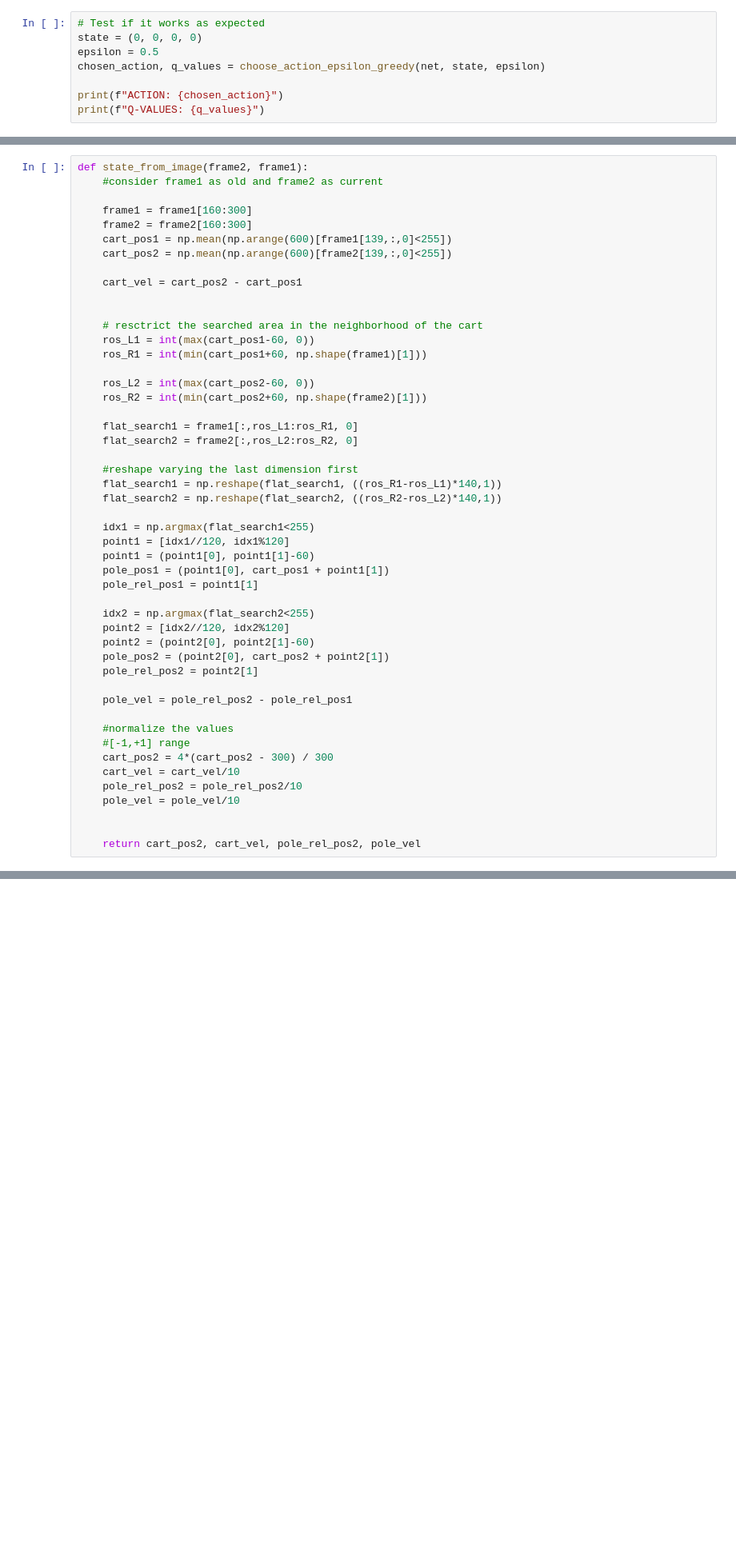
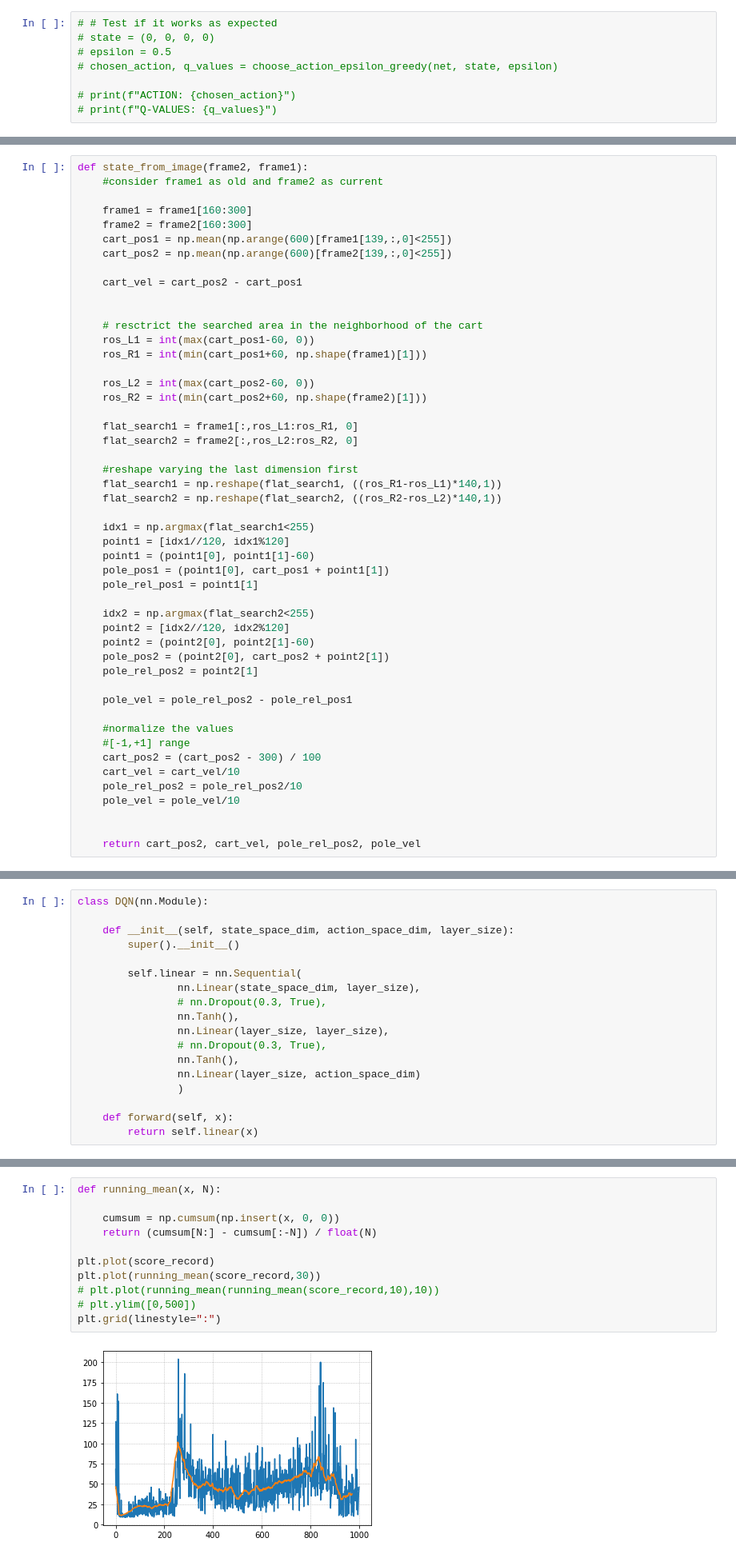
Before and after one commit to DanieleFoscarin/NNDL_hw3, a Jupyter notebook: NNDL_hw3_part2.ipynb, the cells around one changed output, grey strips where cells are left out. Shown at 80% size. Drawn from its saved outputs; the diff is of its cells as text; blank space fills up the shorter version.

```diff
--- a/NNDL_hw3_part2.ipynb
+++ b/NNDL_hw3_part2.ipynb
@@ -242,11 +177,11 @@ def choose_action_epsilon_greedy(net, state, epsilon):
 
     return action, net_out.numpy()
 # %%
-# Test if it works as expected
-state = (0, 0, 0, 0)
-epsilon = 0.5
-chosen_action, q_values = choose_action_epsilon_greedy(net, state, epsilon)
+# # Test if it works as expected
+# state = (0, 0, 0, 0)
+# epsilon = 0.5
+# chosen_action, q_values = choose_action_epsilon_greedy(net, state, epsilon)
 
-print(f"ACTION: {chosen_action}")
-print(f"Q-VALUES: {q_values}")
+# print(f"ACTION: {chosen_action}")
+# print(f"Q-VALUES: {q_values}")
 # %% [output]
@@ -412,7 +343,7 @@ def state_from_image(frame2, frame1):
 
     #normalize the values
     #[-1,+1] range
-    cart_pos2 = 4*(cart_pos2 - 300) / 300
+    cart_pos2 = (cart_pos2 - 300) / 100
     cart_vel = cart_vel/10
     pole_rel_pos2 = pole_rel_pos2/10
     pole_vel = pole_vel/10
@@ -425,0 +359,18 @@ def state_from_image(frame2, frame1):
+# %%
+class DQN(nn.Module):
+
+    def __init__(self, state_space_dim, action_space_dim, layer_size):
+        super().__init__()
+
+        self.linear = nn.Sequential(
+                nn.Linear(state_space_dim, layer_size),
+                # nn.Dropout(0.3, True),
+                nn.Tanh(),
+                nn.Linear(layer_size, layer_size),
+                # nn.Dropout(0.3, True),
+                nn.Tanh(),
+                nn.Linear(layer_size, action_space_dim)
+                )
+
+    def forward(self, x):
+        return self.linear(x)
@@ -766,3 +722,16 @@ plt.ylim([0,500])
+# %%
+def running_mean(x, N):
+
+    cumsum = np.cumsum(np.insert(x, 0, 0))
+    return (cumsum[N:] - cumsum[:-N]) / float(N)
+
+plt.plot(score_record)
+plt.plot(running_mean(score_record,30))
+# plt.plot(running_mean(running_mean(score_record,10),10))
+# plt.ylim([0,500])
+plt.grid(linestyle=":")
+# %% [output]
+[figure, added]
 # %%
 # Display the videos, not required outside Colab
 show_videos()
```
Also changed, not shown: parts of 23 cells of this notebook.
